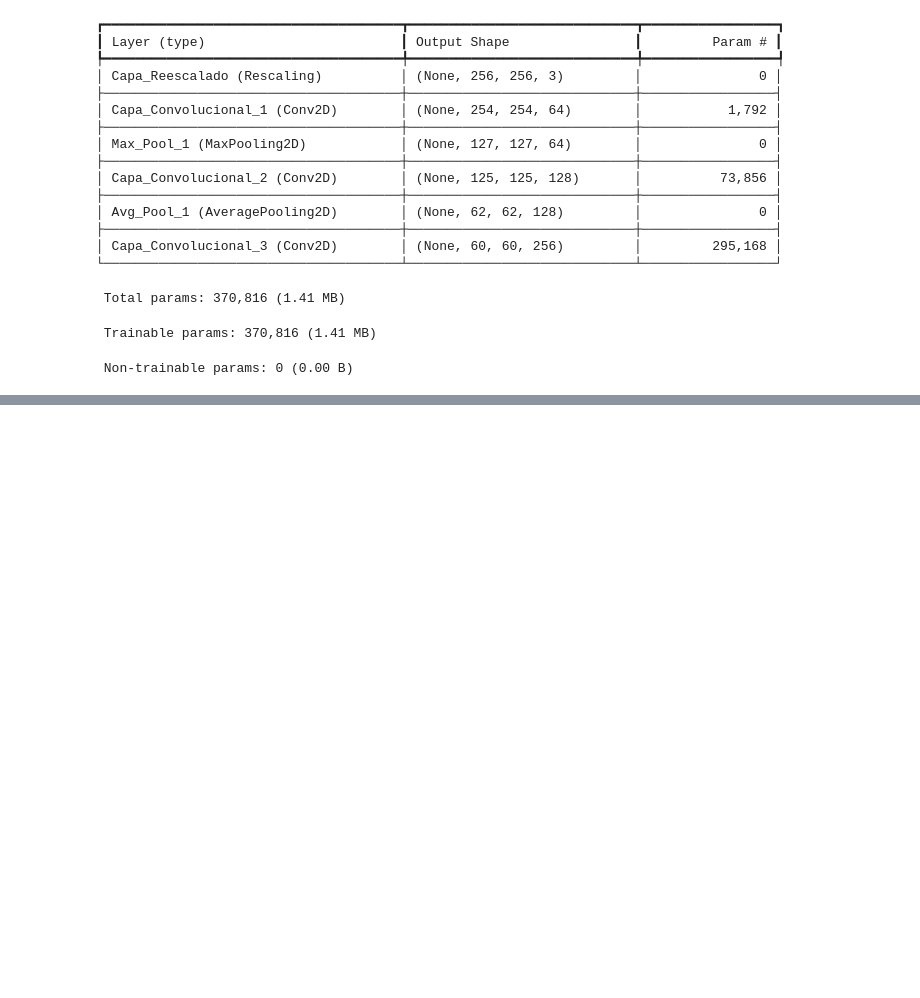
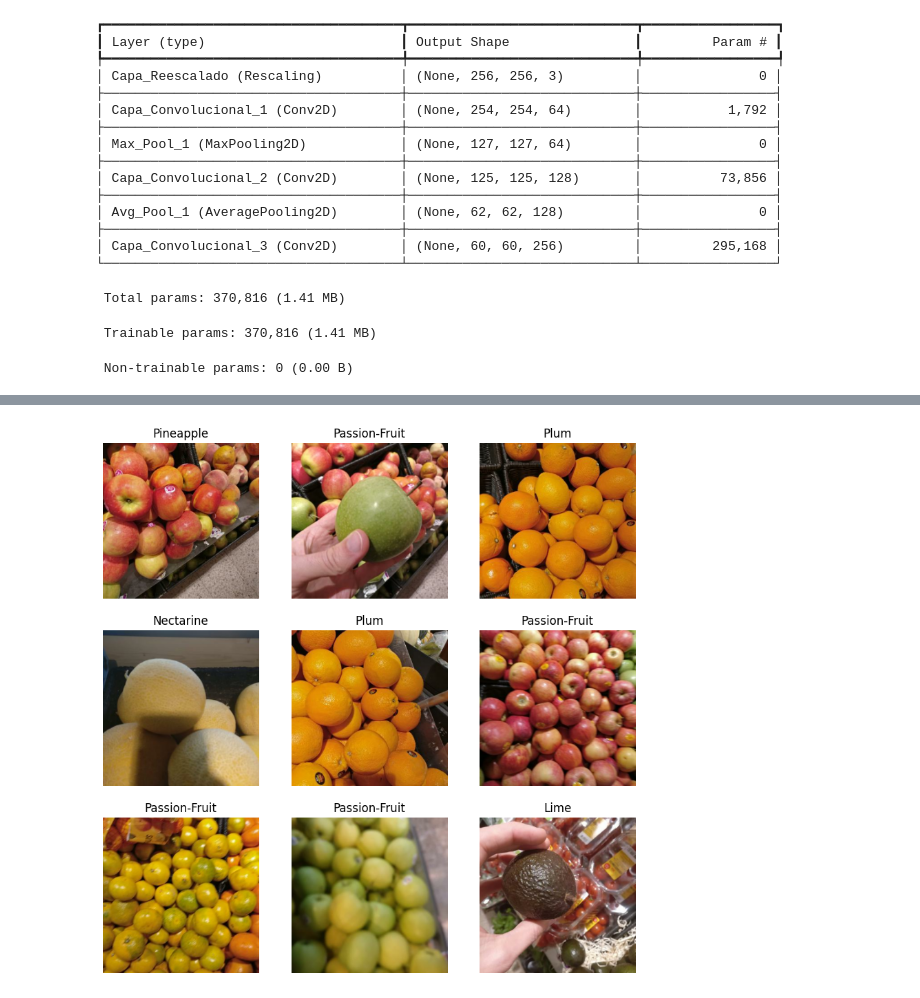
Before and after one commit to RubenFranc/CDA_Taller2, a Jupyter notebook: model/ProductsClasificator.ipynb, the cells around one changed output, grey strips where cells are left out. Cells and saved outputs as stored; diff of their text form; code cells hidden in the pictures; blank space fills up the shorter version.

```diff
--- a/model/ProductsClasificator.ipynb
+++ b/model/ProductsClasificator.ipynb
@@ -341,7 +521,7 @@ def construirMejorModelo(hip):
 tuner = kt.RandomSearch(
     construirMejorModelo,
     objective="val_accuracy",
-    project_name="cls_fruta",
+    project_name="cls_fruta1",
     seed=82,
     max_trials=10)
 # %%
@@ -350,4 +536,4 @@ with tf.device(gpu_name):
 # %%
-best_model=tuner.get_best_models(num_models=1)[0]
-best_hps = tuner.get_best_hyperparameters(num_trials=1)[0]
+best_model=tuner.get_best_models()[0]
+best_hps = tuner.get_best_hyperparameters()[0]
 best_hps.values
@@ -368,0 +598,12 @@ y_pred = np.array(y_pred)
+# %%
+plt.figure(figsize=(10, 10))
+
+df = val_ds.take(1)
+for images, labels in df:
+  pred = best_model.predict(images)
+  for i in range(9):
+    ax = plt.subplot(3, 3, i + 1)
+    plt.imshow(images[i].numpy().astype("uint8"))
+    plt.title(categories[tf.argmax(pred[i]).numpy()])
+    plt.axis("off")
+# %% [output]
@@ -368,0 +611 @@ y_pred = np.array(y_pred)
+[figure, added]
```
Also changed, not shown: parts of 28 cells of this notebook.
